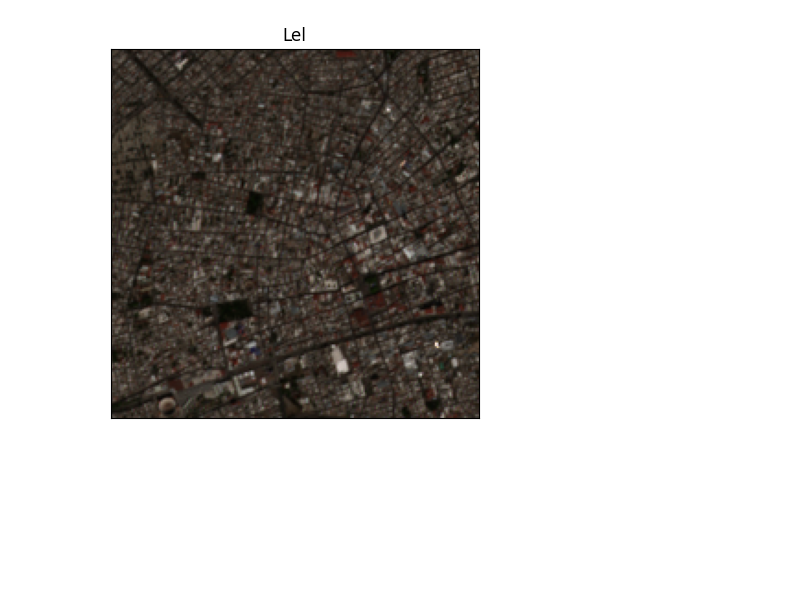
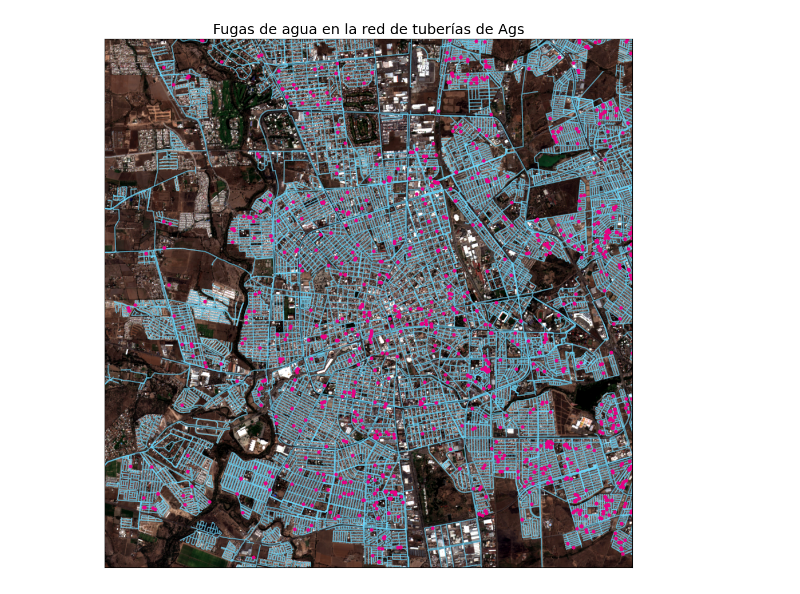
Before and after one commit to erickfama/rs_leaks, a Jupyter notebook: src/EDA.ipynb, the cells around one changed output. Cells and saved outputs as stored; diff of their text form; code cells hidden in the pictures; blank space fills up the shorter version.

Commit message:
Plot acomplished full satellite image, pipe system, and leaks loc

```diff
--- a/src/EDA.ipynb
+++ b/src/EDA.ipynb
@@ -16,4 +28,7 @@ sat_band_path.sort()
 sat_stack, meta = es.stack(sat_band_path, out_path = "../data/stacked.tif")
 # %%
-# Define geometry from coords
+# Define geometry from coords in leaks dataset
 leaks["geometry"] = gpd.points_from_xy(leaks["X"], leaks["Y"])
+
+# Create geopandas df
+leaks_gdf = gpd.GeoDataFrame(leaks, geometry = gpd.points_from_xy(leaks["X"], leaks["Y"]))
@@ -29,9 +35,28 @@ plt.show()
-# %%
-# Plotting
-fig, ax = plt.subplots()
-
-# plot RGB
-ep.plot_rgb(sat_stack, rgb = (2, 1, 0), ax = ax, title = "Lel")
-plt.show()
-# %% [output]
-[figure, removed]
+# %%
+# Reproject boundary (pipes gdf) to match CRS of the Sentinel images
+with rio.open(sat_band_path[0]) as raster_crs:
+    raster_profile = raster_crs.profile
+    bound_utm13N = tuberias.to_crs(raster_profile["crs"])
+
+extent = plotting_extent(sat_stack[0], raster_profile["transform"])
+# %%
+# Create figure with one plot
+fig, ax = plt.subplots(figsize=(12, 12))
+
+# Plot boundary with high zorder for contrast
+tuberias.plot(ax=ax, color="#6FDBFF", alpha = 0.6)
+leaks_gdf.plot(ax = ax, color = "#e60083", markersize = 12, zorder = 2)
+
+# Plot CIR image using the raster extent
+ep.plot_rgb(
+    sat_stack,
+    rgb=(2, 1, 0),
+    ax=ax,
+    extent = extent,
+    stretch=True,
+    str_clip=0.5,
+)
+plt.title("Fugas de agua en la red de tuberías de Ags", fontsize = 18)
+plt.show()
+# %% [output]
+[figure, added]
```
Also changed, not shown: parts of 4 cells of this notebook, 2 other files.
